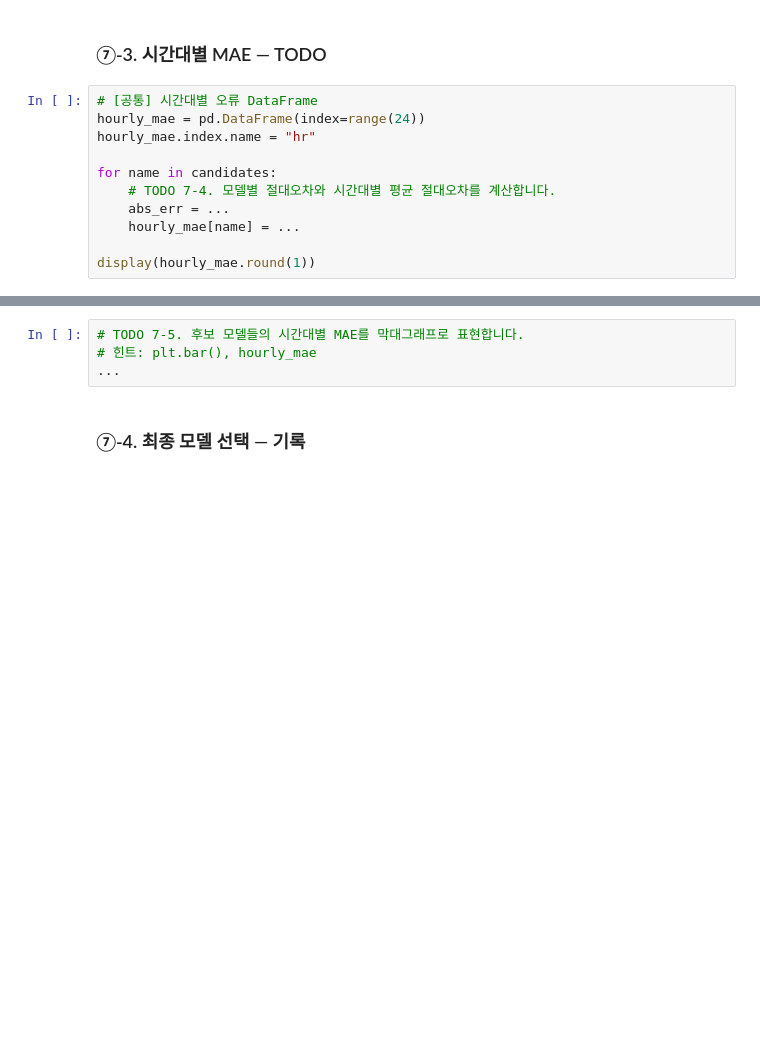
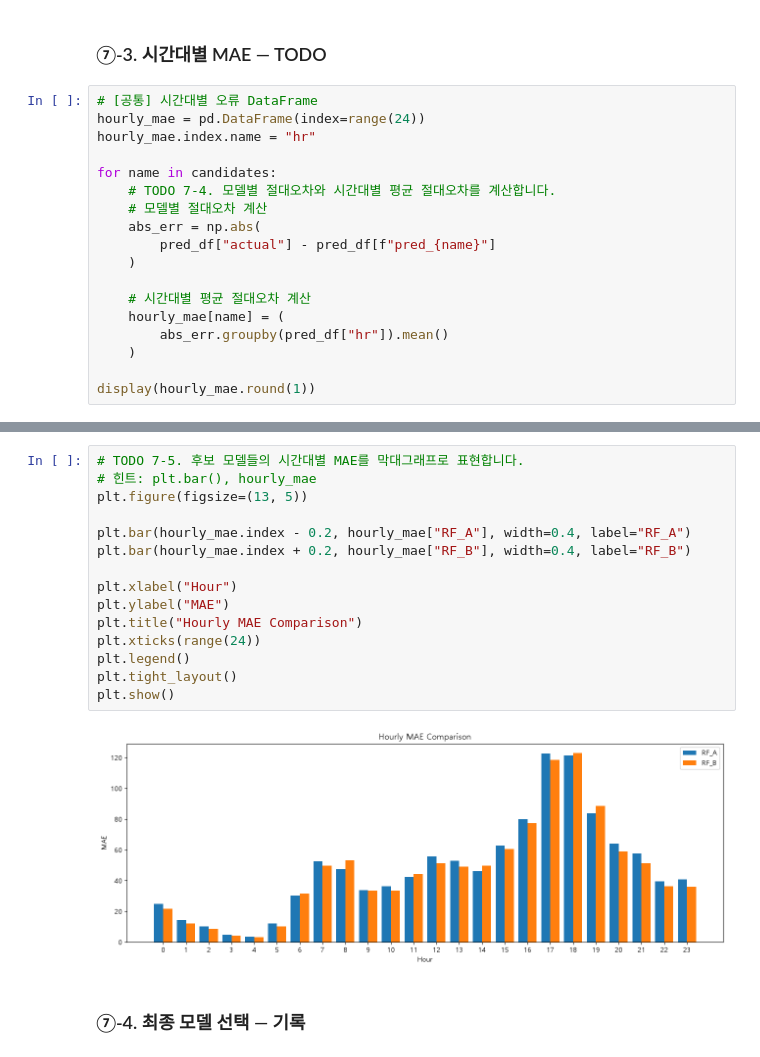
Before and after one commit to iremys/ai-mini-projects, a Jupyter notebook: mini-project-01/code/01_regression_bike_demand.ipynb, the cells around one changed output, grey strips where cells are left out. Cells and saved outputs as stored; diff of their text form; blank space fills up the shorter version.

```diff
--- a/mini-project-01/code/01_regression_bike_demand.ipynb
+++ b/mini-project-01/code/01_regression_bike_demand.ipynb
@@ -820,7 +889,14 @@ hourly_mae.index.name = "hr"
 
 for name in candidates:
     # TODO 7-4. 모델별 절대오차와 시간대별 평균 절대오차를 계산합니다.
-    abs_err = ...
-    hourly_mae[name] = ...
+    # 모델별 절대오차 계산
+    abs_err = np.abs(
+        pred_df["actual"] - pred_df[f"pred_{name}"]
+    )
+
+    # 시간대별 평균 절대오차 계산
+    hourly_mae[name] = (
+        abs_err.groupby(pred_df["hr"]).mean()
+    )
 
 display(hourly_mae.round(1))
@@ -827,7 +942,20 @@ display(hourly_mae.round(1))
 # %%
 # TODO 7-5. 후보 모델들의 시간대별 MAE를 막대그래프로 표현합니다.
 # 힌트: plt.bar(), hourly_mae
-...
+plt.figure(figsize=(13, 5))
+
+plt.bar(hourly_mae.index - 0.2, hourly_mae["RF_A"], width=0.4, label="RF_A")
+plt.bar(hourly_mae.index + 0.2, hourly_mae["RF_B"], width=0.4, label="RF_B")
+
+plt.xlabel("Hour")
+plt.ylabel("MAE")
+plt.title("Hourly MAE Comparison")
+plt.xticks(range(24))
+plt.legend()
+plt.tight_layout()
+plt.show()
+# %% [output]
+[figure, added]
 # %% [markdown]
 ### ⑦-4. 최종 모델 선택 — 기록
 # %%
```
Also changed, not shown: parts of 15 cells of this notebook, 2 other files.
